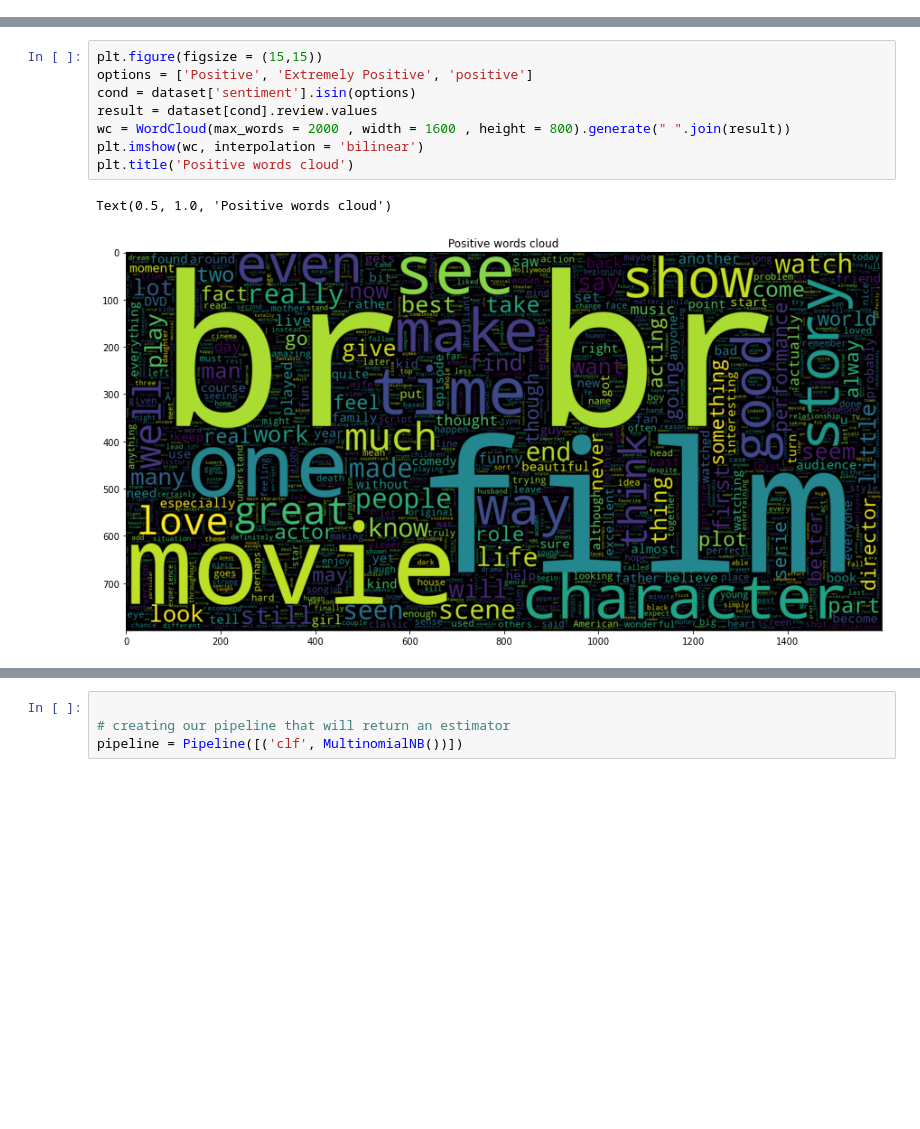
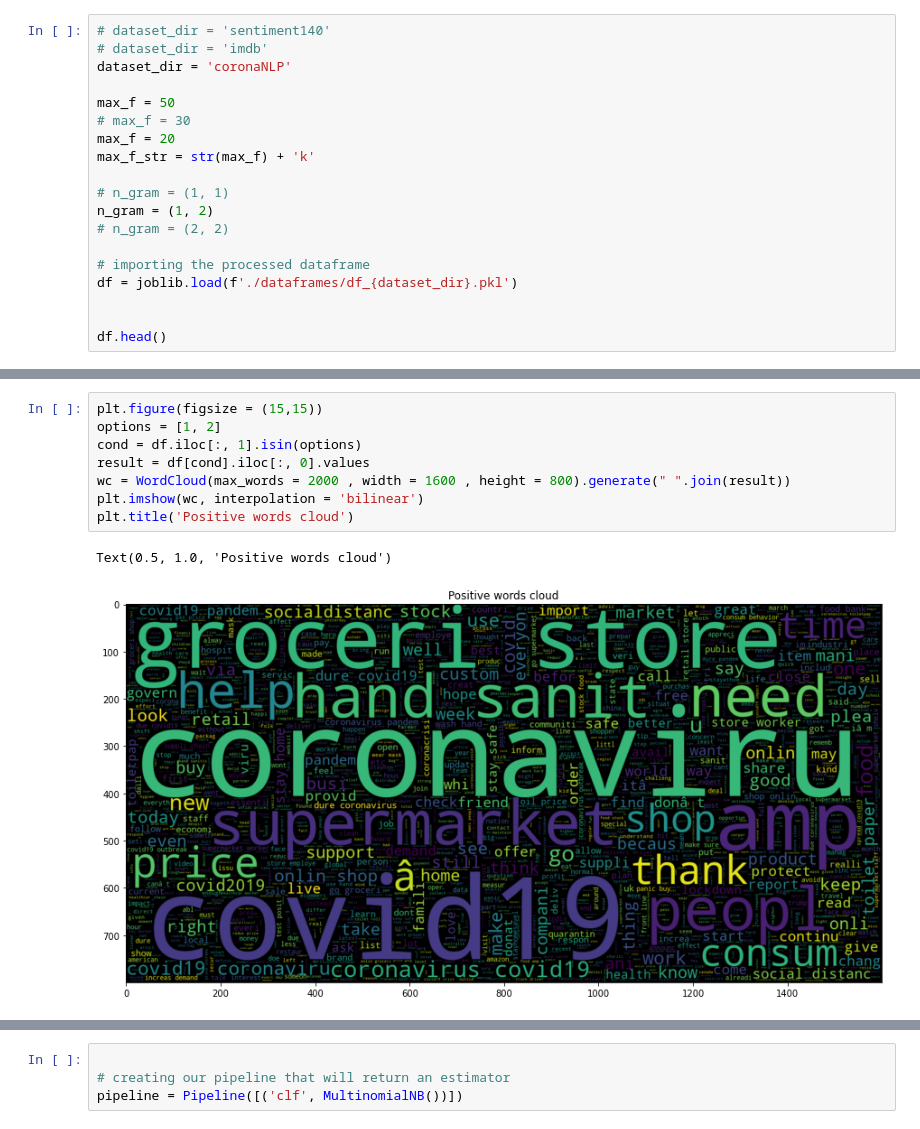
Before and after one commit to 3nws/twitter-text-classification, a Jupyter notebook: mnb_main.ipynb, the cells around one changed output, grey strips where cells are left out. Saved outputs shown, nothing was run; the diff lists cells and outputs as text; blank space fills up the shorter version.

Commit message:
preloading vectors and dataframes for fitting vectors and models

```diff
--- a/mnb_main.ipynb
+++ b/mnb_main.ipynb
@@ -134,0 +17,19 @@ tfidf = pickle.load(open(f"./vectors/imdb/tfidf_mnb_87", "rb"))
+# %%
+# dataset_dir = 'sentiment140'
+# dataset_dir = 'imdb'
+dataset_dir = 'coronaNLP'
+
+max_f = 50
+# max_f = 30
+max_f = 20
+max_f_str = str(max_f) + 'k'
+
+# n_gram = (1, 1)
+n_gram = (1, 2)
+# n_gram = (2, 2)
+
+# importing the processed dataframe
+df = joblib.load(f'./dataframes/df_{dataset_dir}.pkl')
+
+
+df.head()
@@ -155,11 +93,11 @@ sns.countplot(y)
 # %%
 plt.figure(figsize = (15,15))
-options = ['Positive', 'Extremely Positive', 'positive']
-cond = dataset['sentiment'].isin(options)
-result = dataset[cond].review.values
+options = [1, 2]
+cond = df.iloc[:, 1].isin(options)
+result = df[cond].iloc[:, 0].values
 wc = WordCloud(max_words = 2000 , width = 1600 , height = 800).generate(" ".join(result))
 plt.imshow(wc, interpolation = 'bilinear')
 plt.title('Positive words cloud')
 # %% [output]
 Text(0.5, 1.0, 'Positive words cloud')
-[figure, old version]
+[figure, new version]
```
Also changed, not shown: parts of 19 cells of this notebook, 3 other files.
